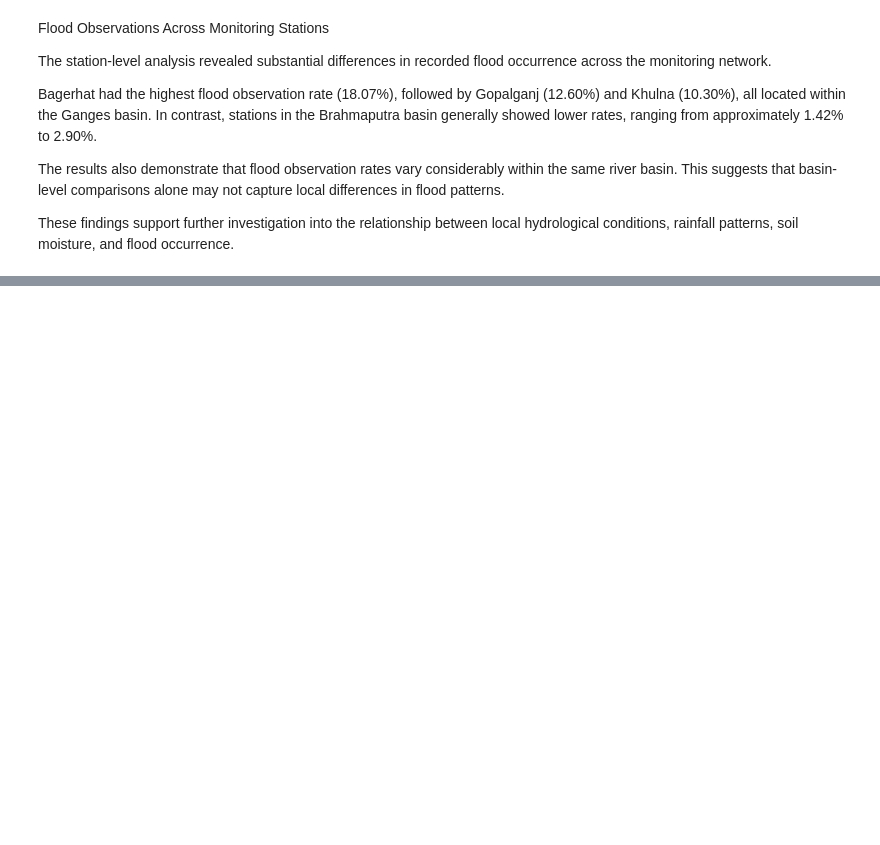
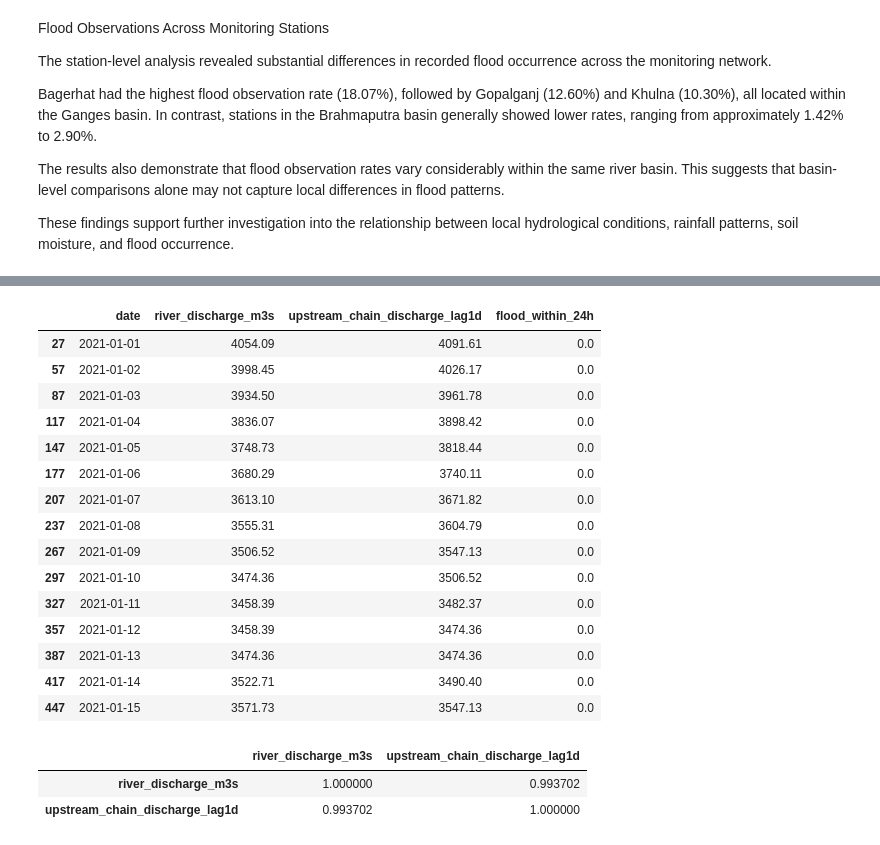
Before and after one commit to Burzo572/dsb_project, a Jupyter notebook: CapStoneProjectJankoBurzanovicFirstEda.ipynb, the cells around one changed output, grey strips where cells are left out. Drawn from its saved outputs; the diff is of its cells as text; code cells hidden in the pictures; blank space fills up the shorter version.

```diff
--- a/CapStoneProjectJankoBurzanovicFirstEda.ipynb
+++ b/CapStoneProjectJankoBurzanovicFirstEda.ipynb
@@ -900,0 +991,19 @@ for feature in features:
+# %%
+connected_stations = ["SW17", "SW90", "SW93", "SW99"]
+
+upstream_features = [
+    "upstream_chain_discharge_lag1d",
+    "upstream_chain_discharge_lag2d",
+    "upstream_reference_discharge_lag2d",
+    "upstream_reference_discharge_lag3d"
+]
+
+df_upstream_check = df[
+    (df["station_id"].isin(connected_stations)) &
+    (df["date"] >= "2021-01-01") &
+    (df["date"] <= "2025-12-31")
+].copy()
+
+df_upstream_check.groupby("station_id")[upstream_features].agg(
+    ["count", "mean", "std"]
+)
@@ -900,0 +1018,17 @@ for feature in features:
+# %%
+# Original upstream feature
+upstream_data = df[
+    ["station_id", "date", "upstream_chain_discharge_lag1d"]].copy()
+
+# Keep only our connected stations and period
+upstream_data = upstream_data[
+    upstream_data["station_id"].isin(connected_stations) &
+    (upstream_data["date"] >= "2021-01-01") &
+    (upstream_data["date"] <= "2025-12-31")]
+
+# Merge the upstream feature
+df_clean = df_clean.merge(
+    upstream_data,
+    on=["station_id", "date"],
+    how="left",
+    validate="one_to_one")
@@ -900,0 +1057,33 @@ for feature in features:
+# %%
+df_clean.loc[df_clean["station_id"] == "SW99",[
+        "date",
+        "river_discharge_m3s",
+        "upstream_chain_discharge_lag1d",
+        "flood_within_24h"]].head(15)
+# %% [output]
+|  | date | river_discharge_m3s | upstream_chain_discharge_lag1d | flood_within_24h |
+| 27 | 2021-01-01 | 4054.09 | 4091.61 | 0.0 |
+| 57 | 2021-01-02 | 3998.45 | 4026.17 | 0.0 |
+| 87 | 2021-01-03 | 3934.50 | 3961.78 | 0.0 |
+| 117 | 2021-01-04 | 3836.07 | 3898.42 | 0.0 |
+| 147 | 2021-01-05 | 3748.73 | 3818.44 | 0.0 |
+| 177 | 2021-01-06 | 3680.29 | 3740.11 | 0.0 |
+| 207 | 2021-01-07 | 3613.10 | 3671.82 | 0.0 |
+| 237 | 2021-01-08 | 3555.31 | 3604.79 | 0.0 |
+| 267 | 2021-01-09 | 3506.52 | 3547.13 | 0.0 |
+| 297 | 2021-01-10 | 3474.36 | 3506.52 | 0.0 |
+| 327 | 2021-01-11 | 3458.39 | 3482.37 | 0.0 |
+| 357 | 2021-01-12 | 3458.39 | 3474.36 | 0.0 |
+| 387 | 2021-01-13 | 3474.36 | 3474.36 | 0.0 |
+| 417 | 2021-01-14 | 3522.71 | 3490.40 | 0.0 |
+| 447 | 2021-01-15 | 3571.73 | 3547.13 | 0.0 |
+# %%
+sw99 = df_clean[df_clean["station_id"] == "SW99"].copy()
+
+sw99[[
+    "river_discharge_m3s",
+    "upstream_chain_discharge_lag1d"]].corr()
+# %% [output]
+|  | river_discharge_m3s | upstream_chain_discharge_lag1d |
+| river_discharge_m3s | 1.000000 | 0.993702 |
+| upstream_chain_discharge_lag1d | 0.993702 | 1.000000 |
```
Also changed, not shown: parts of 46 cells of this notebook.
